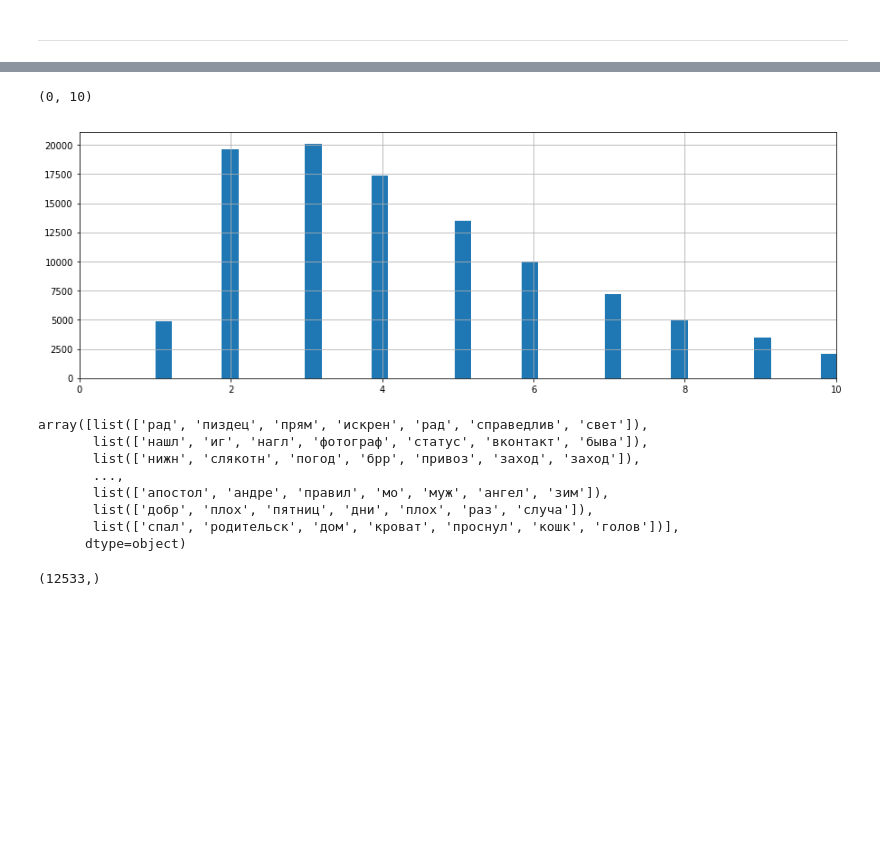
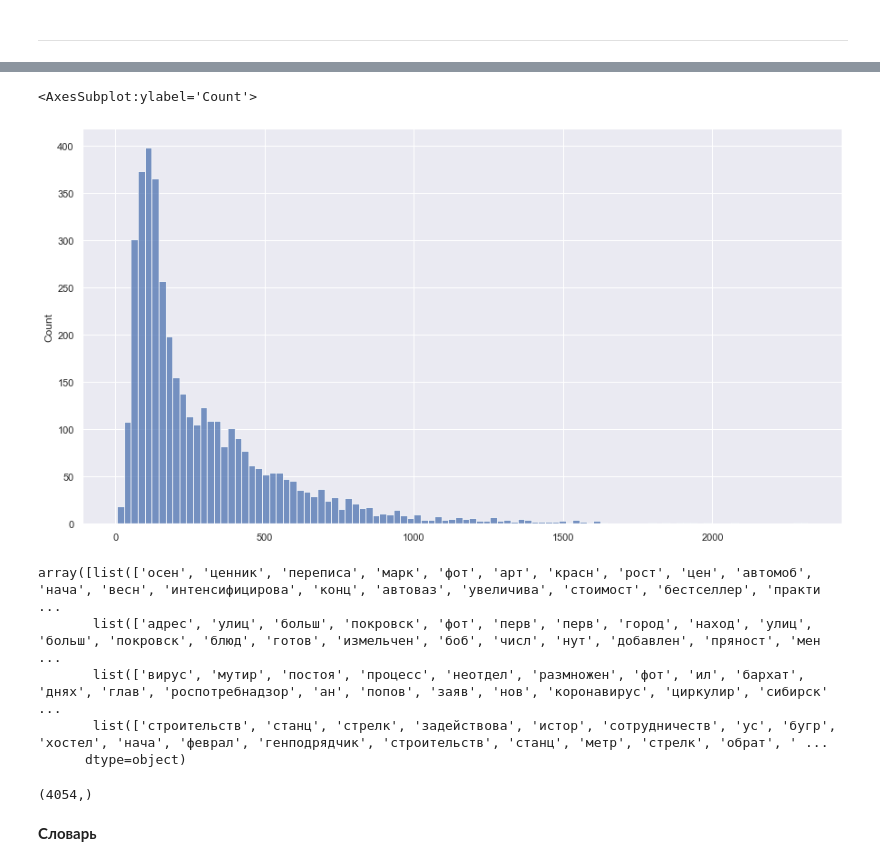
Before and after one commit to avmusatov/NLP, a Jupyter notebook: lab 2/text_analysis_lab2_Musatov_Anton.ipynb, the cells around one changed output, grey strips where cells are left out. Saved outputs shown, nothing was run; the diff lists cells and outputs as text; code cells hidden in the pictures; blank space fills up the shorter version.

```diff
--- a/lab 2/text_analysis_lab2_Musatov_Anton.ipynb
+++ b/lab 2/text_analysis_lab2_Musatov_Anton.ipynb
@@ -435,0 +358,2 @@ print(len(diffs))
+# %%
+sns.set(style="darkgrid")
@@ -485,24 +422,19 @@ print(len(diffs))
 # %%
-plt.figure(figsize=(15, 5))
-plt.hist(diffs, bins=100)
-plt.grid(True)
-plt.xlim(0, 10)
+plt.figure(figsize=(15, 8))
+sns.histplot(diffs, bins=100)
 # %% [output]
-(0, 10)
+<AxesSubplot:ylabel='Count'>
-[figure, old version]
+[figure, new version]
 # %%
-corpus_tokens_stem[diffs == 7]
+corpus_tokens_stem[diffs == 400]
 # %% [output]
-array([list(['рад', 'пиздец', 'прям', 'искрен', 'рад', 'справедлив', 'свет']),
-       list(['нашл', 'иг', 'нагл', 'фотограф', 'статус', 'вконтакт', 'быва']),
-       list(['нижн', 'слякотн', 'погод', 'брр', 'привоз', 'заход', 'заход']),
-       ...,
-       list(['апостол', 'андре', 'правил', 'мо', 'муж', 'ангел', 'зим']),
-       list(['добр', 'плох', 'пятниц', 'дни', 'плох', 'раз', 'случа']),
-       list(['спал', 'родительск', 'дом', 'кроват', 'проснул', 'кошк', 'голов'])],
+array([list(['осен', 'ценник', 'переписа', 'марк', 'фот', 'арт', 'красн', 'рост', 'цен', 'автомоб', 'нача', 'весн', 'интенсифицирова', 'конц', 'автоваз', 'увеличива', 'стоимост', 'бестселлер', 'практи ...
+       list(['адрес', 'улиц', 'больш', 'покровск', 'фот', 'перв', 'перв', 'город', 'наход', 'улиц', 'больш', 'покровск', 'блюд', 'готов', 'измельчен', 'боб', 'числ', 'нут', 'добавлен', 'пряност', 'мен ...
+       list(['вирус', 'мутир', 'постоя', 'процесс', 'неотдел', 'размножен', 'фот', 'ил', 'бархат', 'днях', 'глав', 'роспотребнадзор', 'ан', 'попов', 'заяв', 'нов', 'коронавирус', 'циркулир', 'сибирск' ...
+       list(['строительств', 'станц', 'стрелк', 'задействова', 'истор', 'сотрудничеств', 'ус', 'бугр', 'хостел', 'нача', 'феврал', 'генподрядчик', 'строительств', 'станц', 'метр', 'стрелк', 'обрат', ' ...
       dtype=object)
 # %%
-corpus_tokens_stem[diffs >= 8].shape
+corpus_tokens_stem[diffs >= 10].shape
 # %% [output]
-(12533,)
+(4054,)
 # %%
@@ -514,6 +446,8 @@ tmp_corp = []
 for tokens in corp4learning:
     tmp_corp.append([t for t in tokens if len(t) > 2])
 corp4learning = tmp_corp
+# %% [markdown]
+**Словарь**
 # %%
 vocab = np.unique(np.concatenate(corp4learning).flatten()).tolist()
 print(len(vocab))
```
Also changed, not shown: parts of 67 cells of this notebook, 1 other file.
